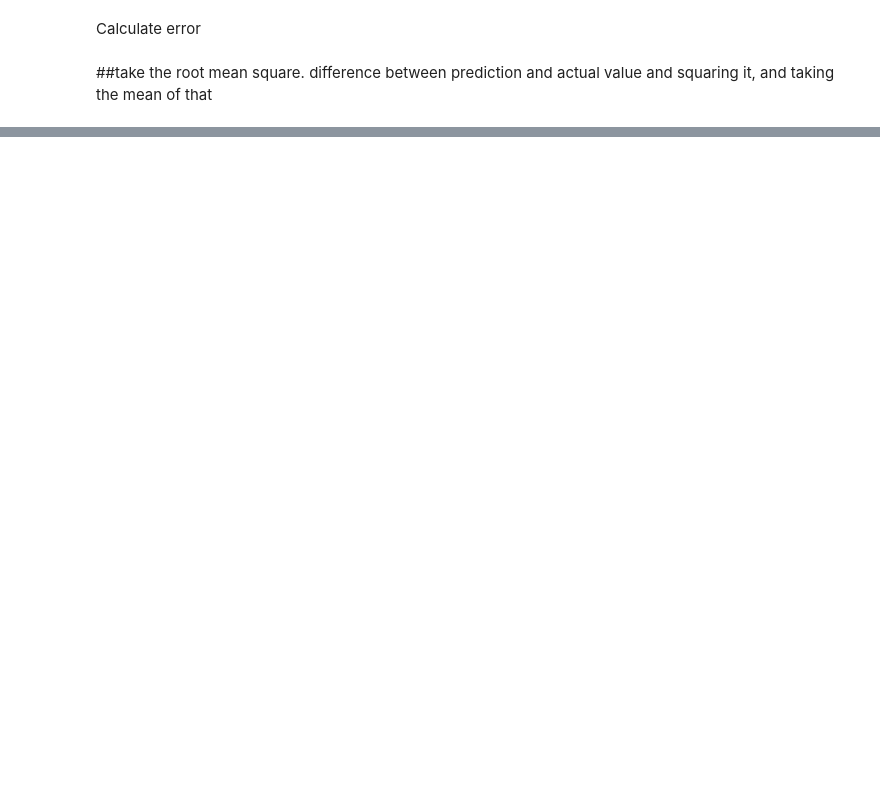
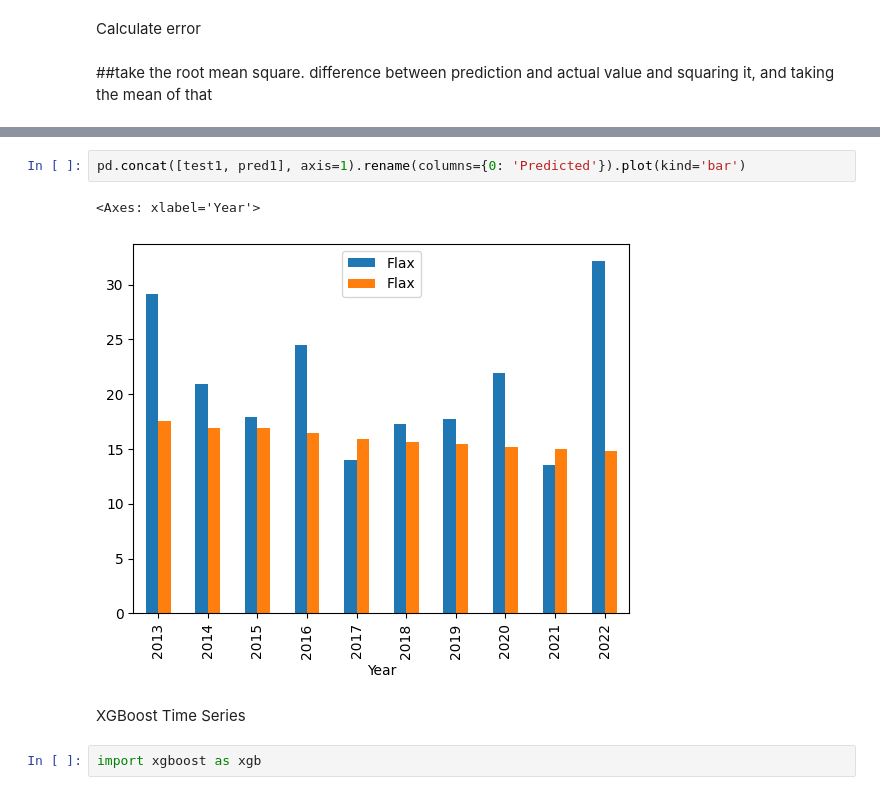
Before and after one commit to MithunMPK/PythonAssignments, a Jupyter notebook: Project.ipynb, the cells around one changed output, grey strips where cells are left out. Saved outputs shown, nothing was run; the diff lists cells and outputs as text; blank space fills up the shorter version.

```diff
--- a/Project.ipynb
+++ b/Project.ipynb
@@ -207,0 +271,9 @@ print(rmse)
+# %%
+pd.concat([test1, pred1], axis=1).rename(columns={0: 'Predicted'}).plot(kind='bar')
+# %% [output]
+<Axes: xlabel='Year'>
+[figure, added]
+# %% [markdown]
+XGBoost Time Series
+# %%
+import xgboost as xgb
```
Also changed, not shown: parts of 20 cells of this notebook.
